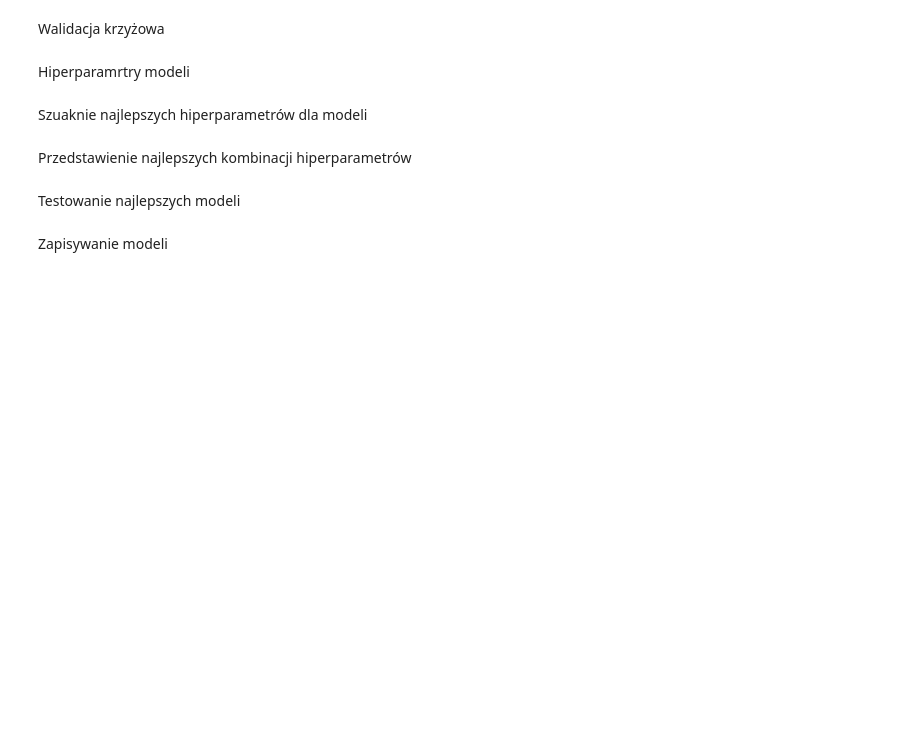
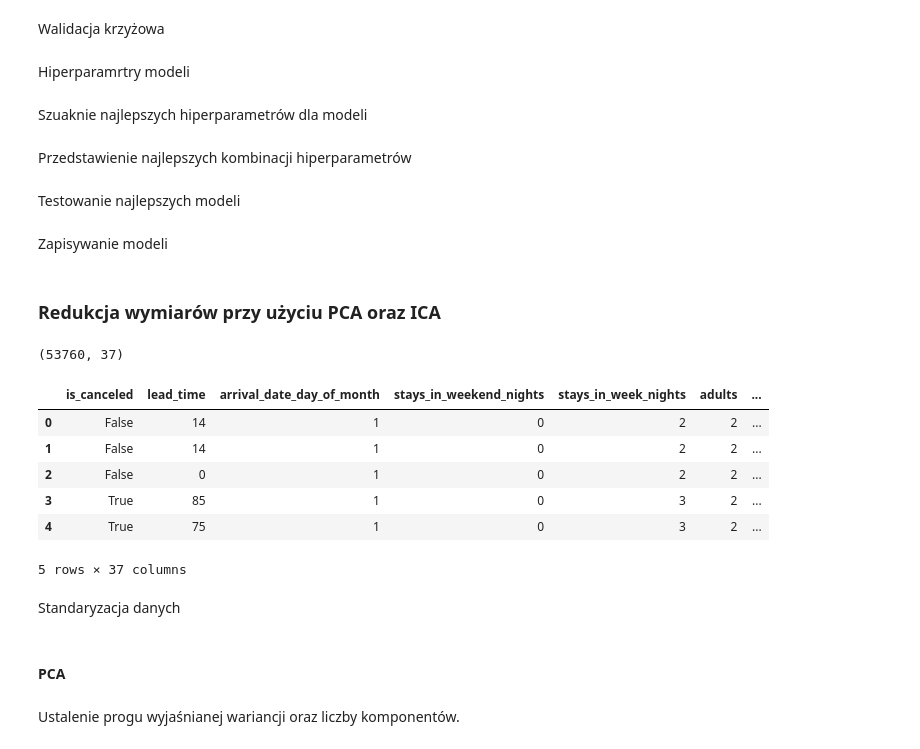
Before and after one commit to SzymonMak/HotelBookingsDataAnalysis, a Jupyter notebook: it_is_what_is_is.ipynb, the cells around one changed output. Saved outputs shown, nothing was run; the diff lists cells and outputs as text; code cells hidden in the pictures; blank space fills up the shorter version.

```diff
--- a/it_is_what_is_is.ipynb
+++ b/it_is_what_is_is.ipynb
@@ -464,3 +462,5 @@ Zapisywanie modeli
 # %%
 for name, model in zip(names, best_models):
     pickle.dump(model, open(f'{model}.pkl', 'wb'))
+# %% [markdown]
+### Redukcja wymiarów przy użyciu PCA oraz ICA
@@ -466,0 +472,17 @@ for name, model in zip(names, best_models):
+# %%
+df = pd.read_csv('data_cleaned.csv')
+df.shape
+# %% [output]
+(53760, 37)
+# %%
+df.head()
+# %% [output]
+|  | is_canceled | lead_time | arrival_date_day_of_month | stays_in_weekend_nights | stays_in_week_nights | adults | ... |
+| 0 | False | 14 | 1 | 0 | 2 | 2 | ... |
+| 1 | False | 14 | 1 | 0 | 2 | 2 | ... |
+| 2 | False | 0 | 1 | 0 | 2 | 2 | ... |
+| 3 | True | 85 | 1 | 0 | 3 | 2 | ... |
+| 4 | True | 75 | 1 | 0 | 3 | 2 | ... |
+5 rows × 37 columns
+# %% [markdown]
+Standaryzacja danych
@@ -466,0 +493,4 @@ for name, model in zip(names, best_models):
+# %% [markdown]
+#### PCA
+# %% [markdown]
+Ustalenie progu wyjaśnianej wariancji oraz liczby komponentów.
```
Also changed, not shown: parts of 12 cells of this notebook.
